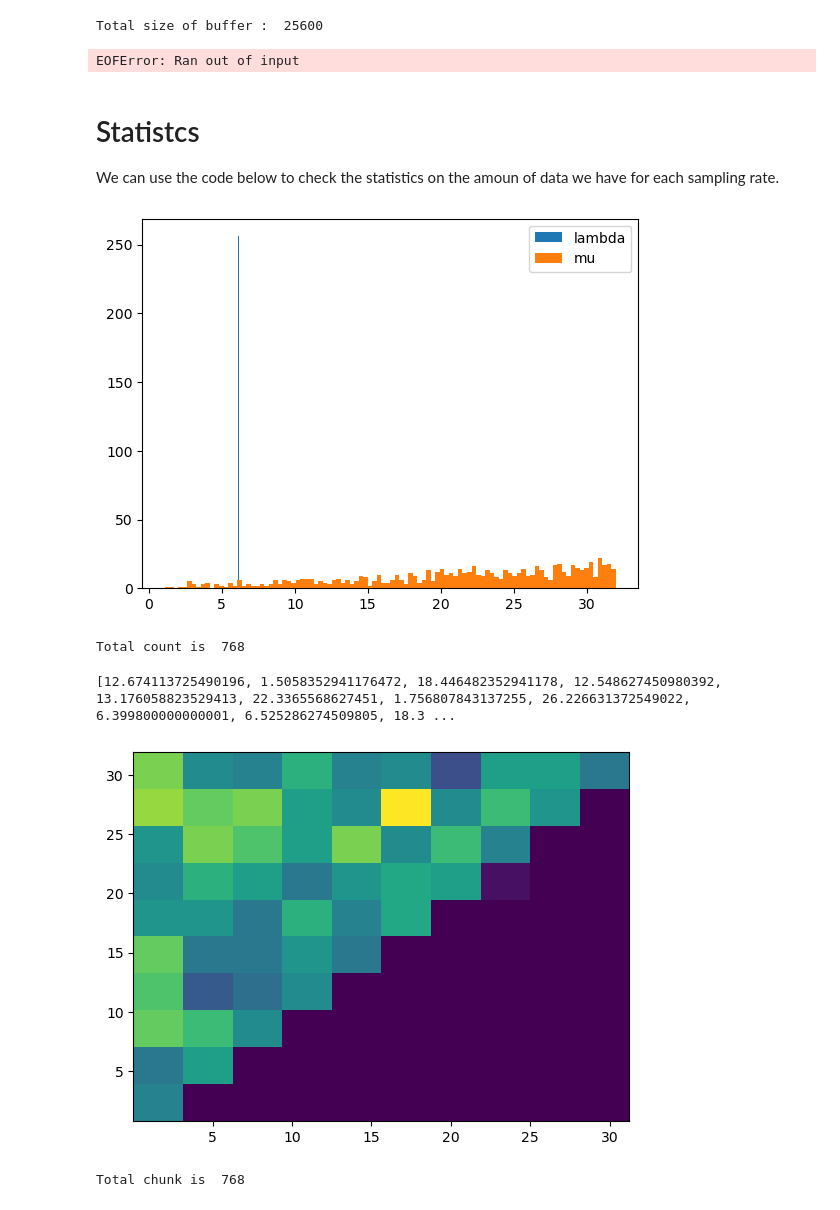
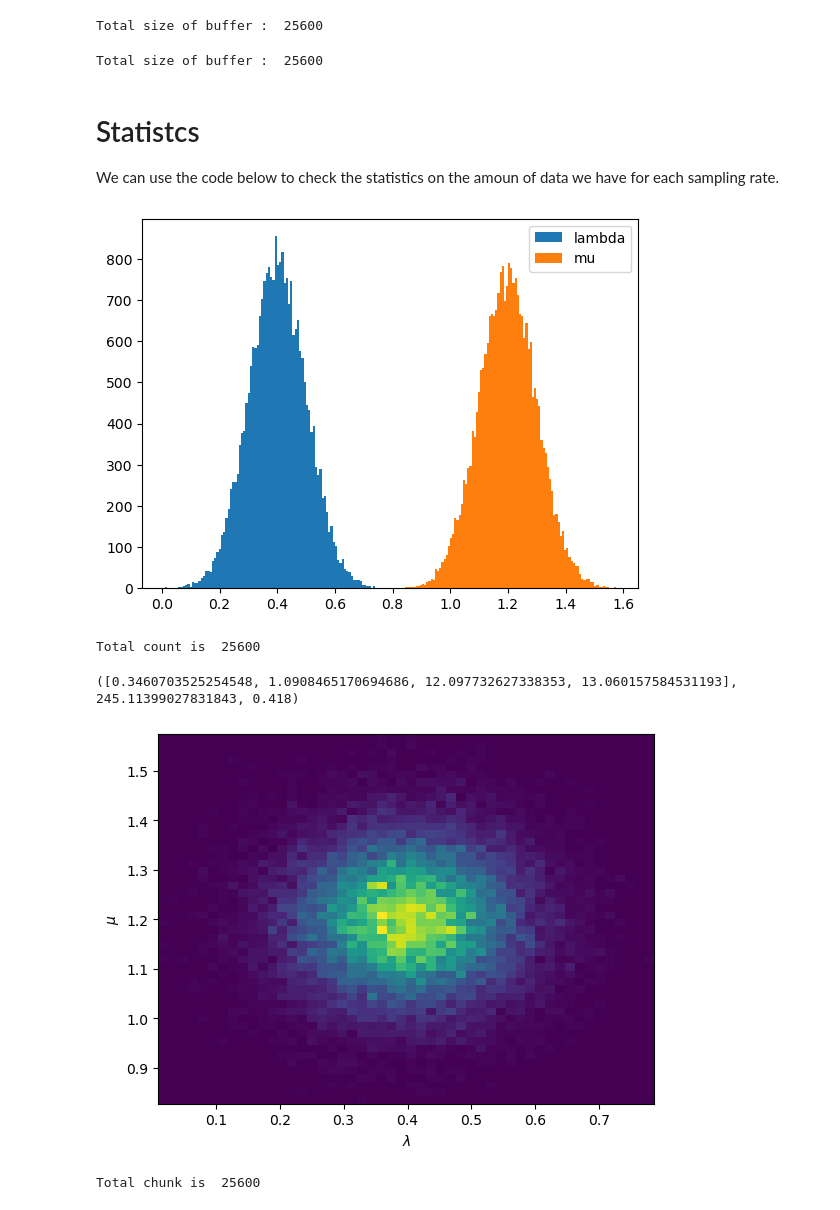
Before and after one commit to ottersome/RL_SamplingRate, a Jupyter notebook: generate_more_data.ipynb, the cells around one changed output. Drawn from its saved outputs; the diff is of its cells as text; code cells hidden in the pictures.

```diff
--- a/generate_more_data.ipynb
+++ b/generate_more_data.ipynb
@@ -29,8 +29,8 @@ class MetaState:
 
 args = Args()
 # %%
-existed = os.path.exists('./ReplayBuffer/PRECISE_buffer_smpbud{}_to256.pkl'.format(args.sample_budget))
-buffer_file = open('./ReplayBuffer/PRECISE_buffer_smpbud{}_to256.pkl'.format(args.sample_budget),'wb')
+existed = os.path.exists('./ReplayBuffer/GAUSS_buffer_smpbud{}_to256.pkl'.format(args.sample_budget))
+buffer_file = open('./ReplayBuffer/GAUSS_buffer_smpbud{}_to256.pkl'.format(args.sample_budget),'wb')
 if not existed or rbuffer != None:
     # Unlimited Sample Here
     rbuffer = ReplayBuffer(sampbudget=args.sample_budget)
@@ -51,6 +61,6 @@ We have size 768
 # %%
-
-with open('./ReplayBuffer/PRECISE_buffer_smpbud{}_to32.pkl'.format(args.sample_budget),'wb') as f:
+# For DUMPGIN
+with open('./ReplayBuffer/GAUSS_buffer_smpbud{}_to256.pkl'.format(args.sample_budget),'wb') as f:
     pickle.dump(rbuffer.memory, f, protocol=pickle.HIGHEST_PROTOCOL)
     f.close()
 print('Total size of buffer : ',len(rbuffer.memory))
@@ -59,13 +69,13 @@ Total size of buffer :  25600
 # %%
 # Load From Outside
 rbuffer = ReplayBuffer(sampbudget=args.sample_budget)
-#with open('./ReplayBuffer/FIXEDUNI_buffer_smpbud{}_to32.pkl'.format(args.sample_budget),'wb') as f:
-with open('./ReplayBuffer/GAUSS_ buffer_smpbud{}_to32.pkl'.format(args.sample_budget),'rb') as f:
+with open('./ReplayBuffer/GAUSS_buffer_smpbud{}_to256.pkl'.format(args.sample_budget),'rb') as f:
+#with open('./ReplayBuffer/GAUSS_buffer_smpbud{}_to32.pkl'.format(args.sample_budget),'rb') as f:
     rbuffer.memory = pickle.load(f)
     f.close()
 print('Total size of buffer : ',len(rbuffer.memory))
 # %% [output]
-EOFError: Ran out of input
+Total size of buffer :  25600
 # %% [markdown]
 # Statistcs
 
@@ -83,20 +93,22 @@ plt.legend()
 plt.show()
 print('Total count is ',len(rbuffer.memory))
 # %% [output]
-[figure, old version]
+[figure, new version]
-Total count is  768
+Total count is  25600
 # %%
 
 import matplotlib.pyplot as plt
 actions = [e[1] for e in rbuffer.memory]
 states0 = [e[0][0] for e in rbuffer.memory]
 states1 = [e[0][1] for e in rbuffer.memory]
-print(states0)
+print(rbuffer.memory[3])
 plt.clf()
-plt.hist2d(states0,states1, bins=10)
+plt.hist2d(states0,states1, bins=50)
+plt.xlabel('$\lambda$')
+plt.ylabel('$\mu$')
 plt.show()
 print('Total chunk is ',len(rbuffer.memory))
 # %% [output]
-[12.674113725490196, 1.5058352941176472, 18.446482352941178, 12.548627450980392, 13.176058823529413, 22.3365568627451, 1.756807843137255, 26.226631372549022, 6.399800000000001, 6.525286274509805, 18.3 ...
+([0.3460703525254548, 1.0908465170694686, 12.097732627338353, 13.060157584531193], 245.11399027831843, 0.418)
-[figure, old version]
+[figure, new version]
-Total chunk is  768
+Total chunk is  25600
```
Also changed, not shown: parts of 1 cell of this notebook, 2 other files.
